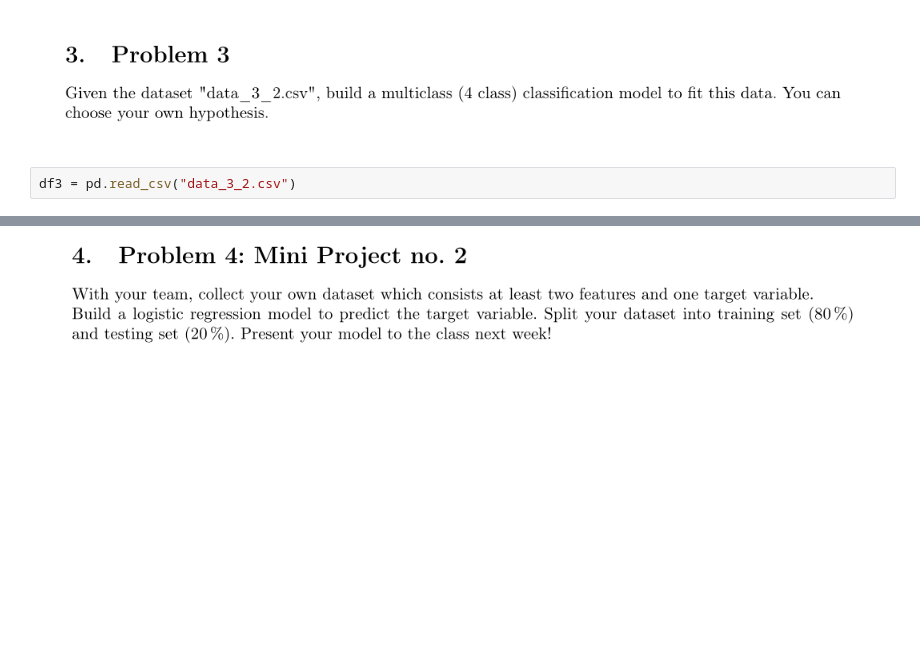
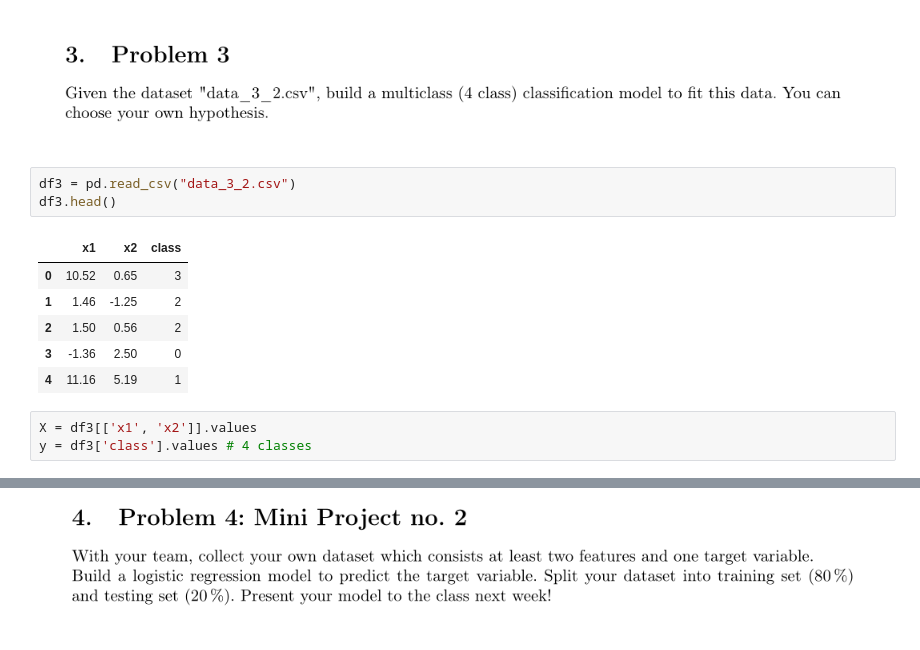
Before and after one commit to Radayou07/Intro-to-Machine-Learning, a Jupyter notebook: Logistic Regression/TP3.ipynb, the cells around one changed output, grey strips where cells are left out. Cells and saved outputs as stored; diff of their text form; blank space fills up the shorter version.

```diff
--- a/Logistic Regression/TP3.ipynb
+++ b/Logistic Regression/TP3.ipynb
@@ -180,3 +358,14 @@ plt.scatter(X[y == 1, 0], X[y == 1, 1], c='tab:orange', label='Class 1', s = 20)
 ![image.png](attachment:image.png)
 # %%
 df3 = pd.read_csv("data_3_2.csv")
+df3.head()
+# %% [output]
+|  | x1 | x2 | class |
+| 0 | 10.52 | 0.65 | 3 |
+| 1 | 1.46 | -1.25 | 2 |
+| 2 | 1.50 | 0.56 | 2 |
+| 3 | -1.36 | 2.50 | 0 |
+| 4 | 11.16 | 5.19 | 1 |
+# %%
+X = df3[['x1', 'x2']].values
+y = df3['class'].values # 4 classes
```
Also changed, not shown: parts of 12 cells of this notebook, 1 other file.
